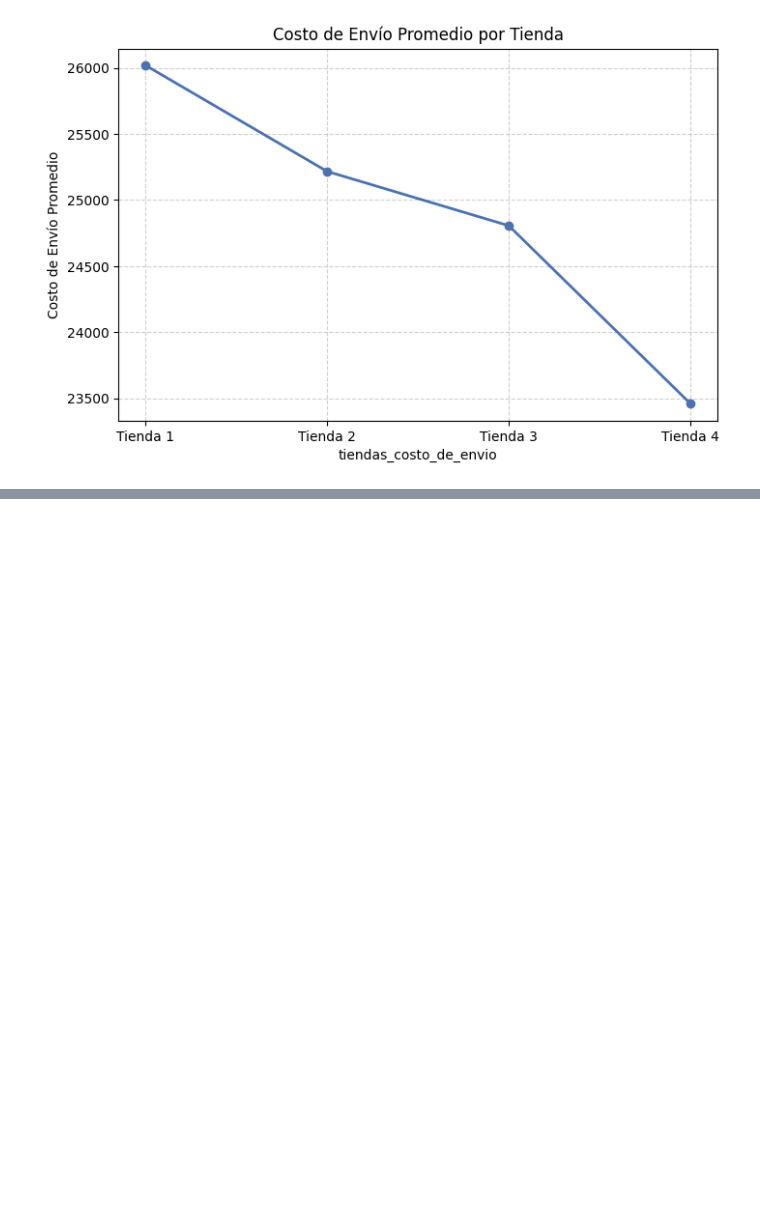
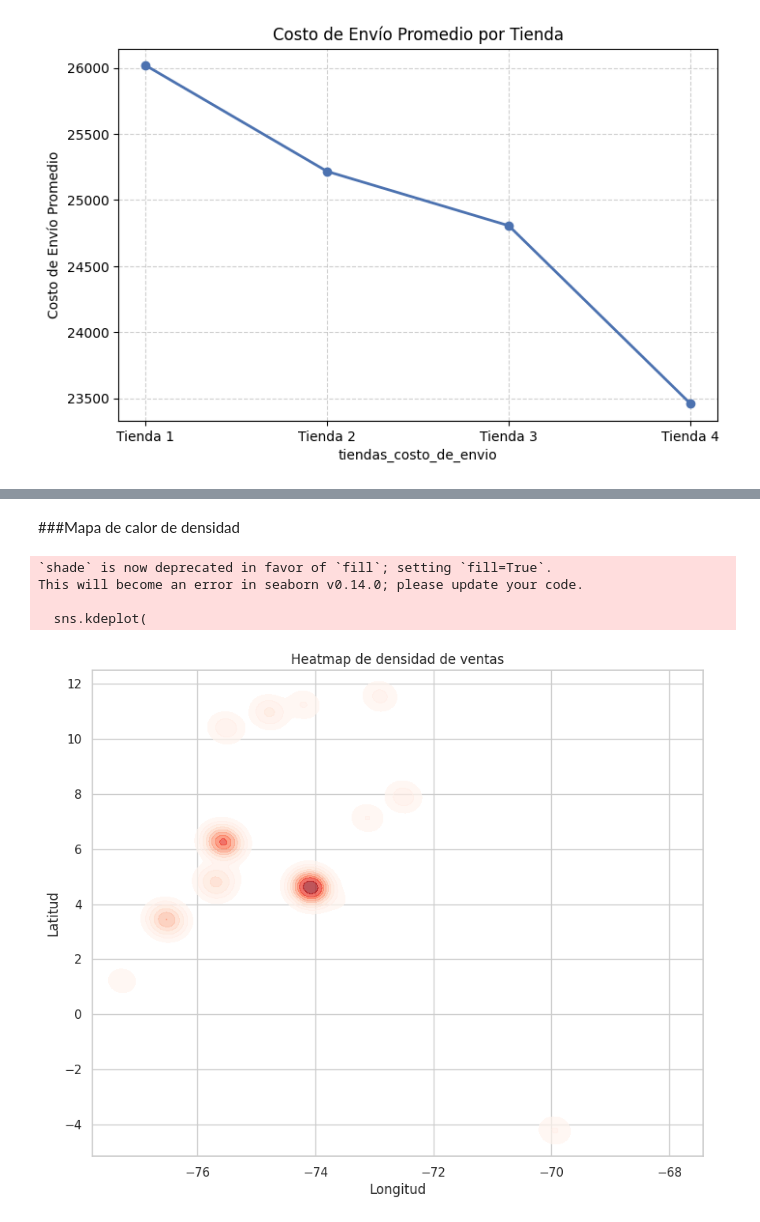
Before and after one commit to paolalarap/challenge-practicando-python, a Jupyter notebook: AluraStoreLatam.ipynb, the cells around one changed output, grey strips where cells are left out. Cells and saved outputs as stored; diff of their text form; code cells hidden in the pictures; blank space fills up the shorter version.

```diff
--- a/AluraStoreLatam.ipynb
+++ b/AluraStoreLatam.ipynb
@@ -574,0 +595,22 @@ plt.show()
+# %% [markdown]
+###Mapa de calor de densidad
+# %%
+plt.figure(figsize=(10, 8))
+sns.kdeplot(
+    x=df["lon"],
+    y=df["lat"],
+    cmap="Reds",
+    shade=True,
+    bw_adjust=0.5,
+    alpha=0.7
+)
+plt.title("Heatmap de densidad de ventas")
+plt.xlabel("Longitud")
+plt.ylabel("Latitud")
+plt.show()
+# %% [output]
+`shade` is now deprecated in favor of `fill`; setting `fill=True`.
+This will become an error in seaborn v0.14.0; please update your code.
+
+  sns.kdeplot(
+[figure, added]
```
Also changed, not shown: parts of 5 cells of this notebook.
